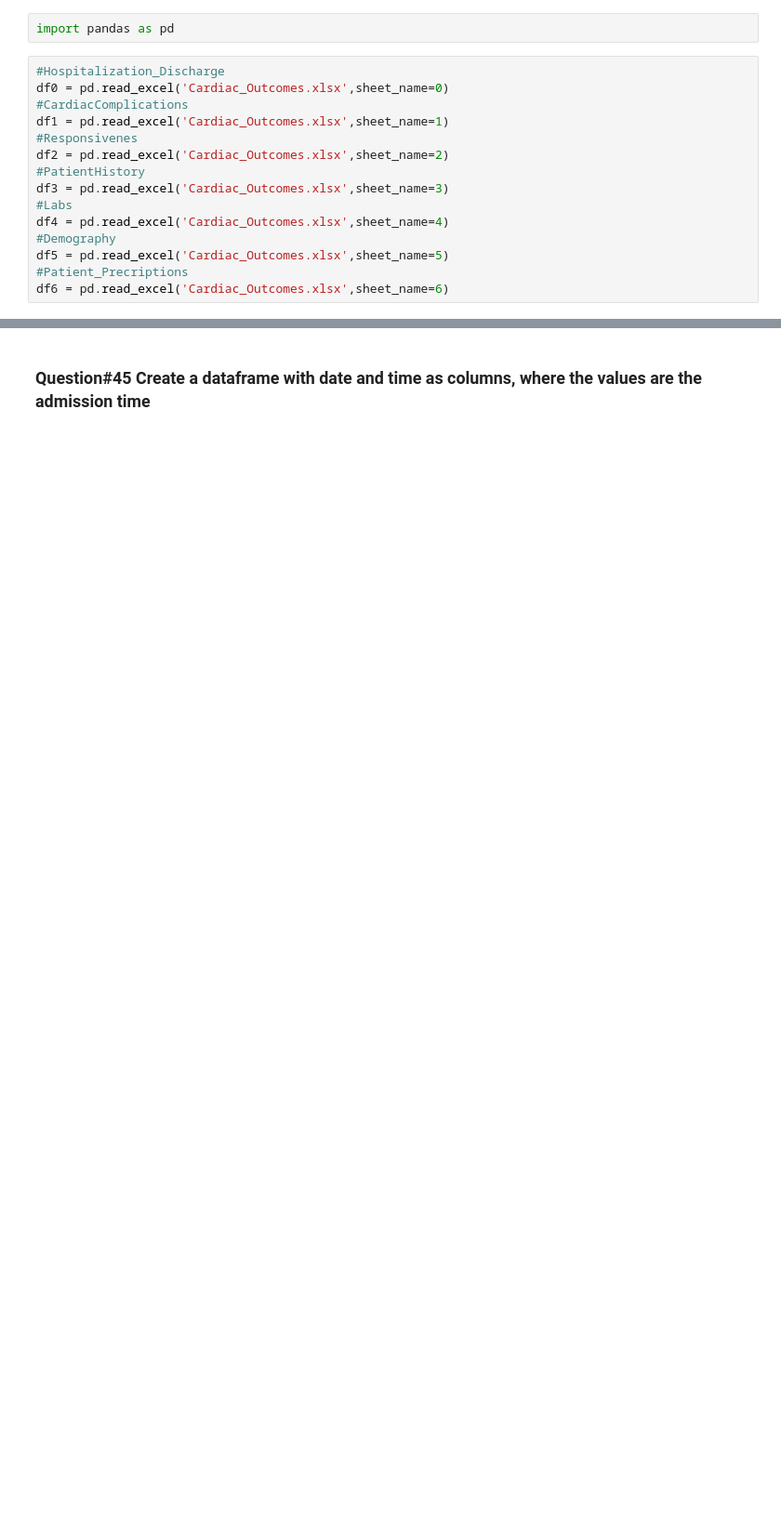
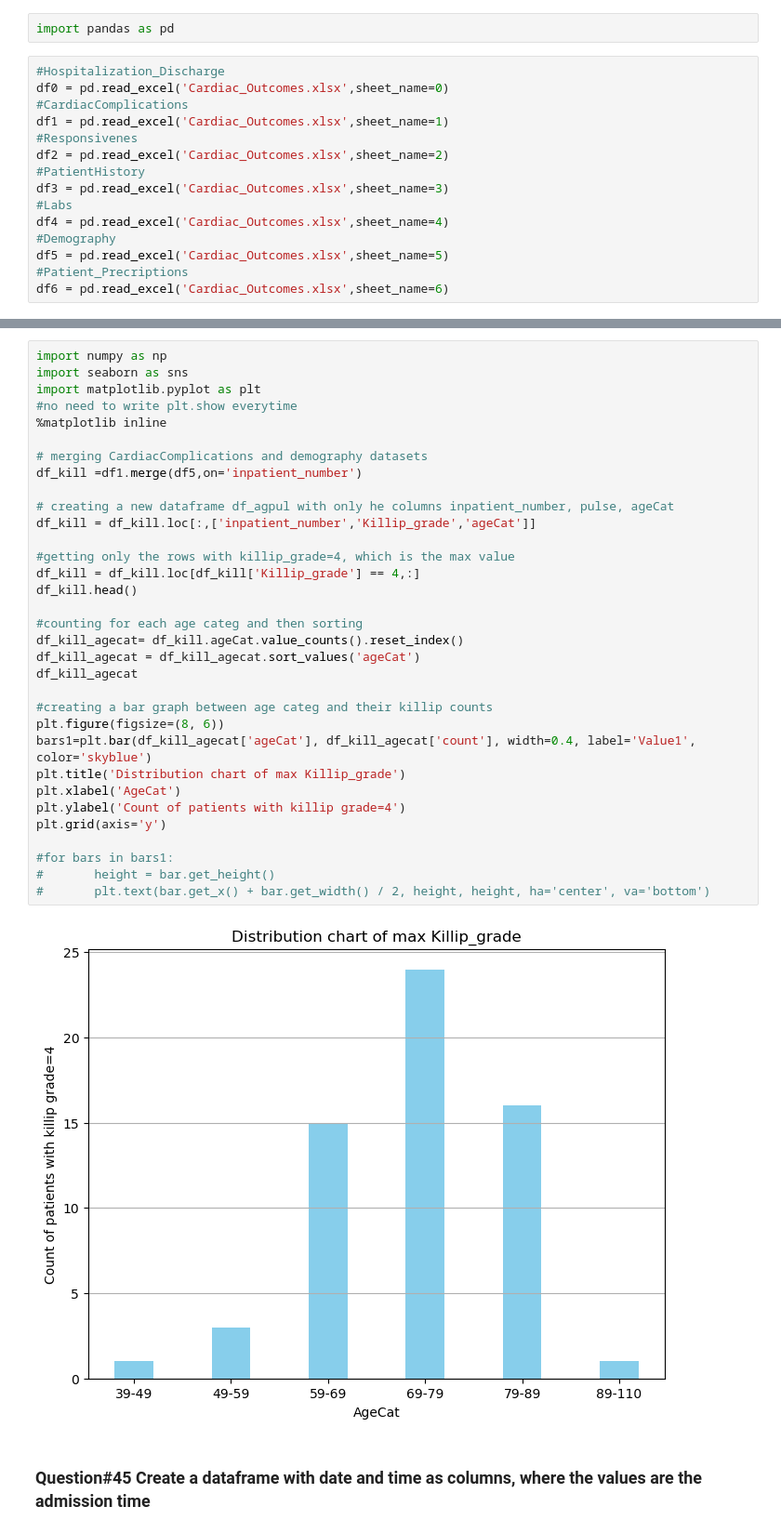
Before and after one commit to SivasankariDA112/03_Hacktivators_PythonHackathon_Apr24, a Jupyter notebook: Cardiac_Siva.ipynb, the cells around one changed output, grey strips where cells are left out. Shown at 93% size. Cells and saved outputs as stored; diff of their text form; blank space fills up the shorter version.

```diff
--- a/Cardiac_Siva.ipynb
+++ b/Cardiac_Siva.ipynb
@@ -41,3 +89,38 @@ Name: count, dtype: int64
+# %%
+import numpy as np
+import seaborn as sns
+import matplotlib.pyplot as plt
+#no need to write plt.show everytime
+%matplotlib inline
+
+# merging CardiacComplications and demography datasets
+df_kill =df1.merge(df5,on='inpatient_number')
+
+# creating a new dataframe df_agpul with only he columns inpatient_number, pulse, ageCat
+df_kill = df_kill.loc[:,['inpatient_number','Killip_grade','ageCat']]
+
+#getting only the rows with killip_grade=4, which is the max value
+df_kill = df_kill.loc[df_kill['Killip_grade'] == 4,:]
+df_kill.head()
+
+#counting for each age categ and then sorting
+df_kill_agecat= df_kill.ageCat.value_counts().reset_index()
+df_kill_agecat = df_kill_agecat.sort_values('ageCat')
+df_kill_agecat
+
+#creating a bar graph between age categ and their killip counts
+plt.figure(figsize=(8, 6))
+bars1=plt.bar(df_kill_agecat['ageCat'], df_kill_agecat['count'], width=0.4, label='Value1', color='skyblue')
+plt.title('Distribution chart of max Killip_grade')
+plt.xlabel('AgeCat')
+plt.ylabel('Count of patients with killip grade=4')
+plt.grid(axis='y')
+
+#for bars in bars1:
+#       height = bar.get_height()
+#       plt.text(bar.get_x() + bar.get_width() / 2, height, height, ha='center', va='bottom')
+# %% [output]
+[figure, added]
 # %% [markdown]
 ### Question#45 Create a dataframe with date and time as columns, where the values are the admission time
 # %%
```
Also changed, not shown: parts of 16 cells of this notebook.
